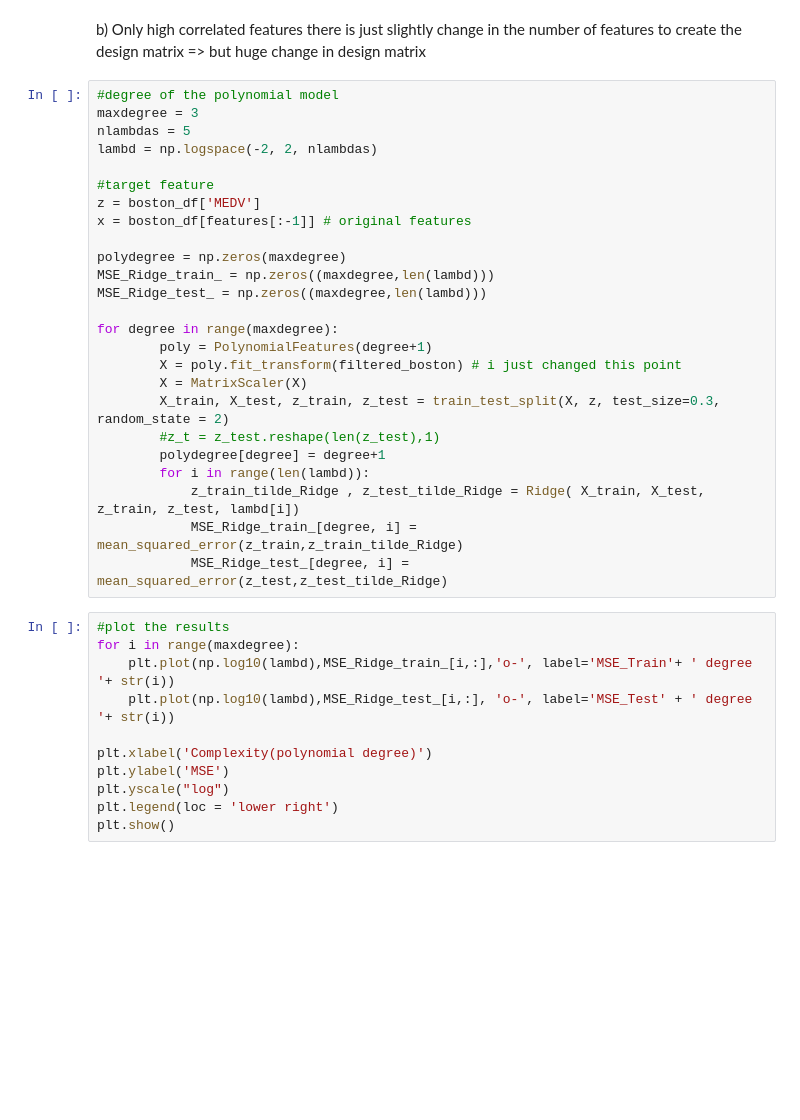
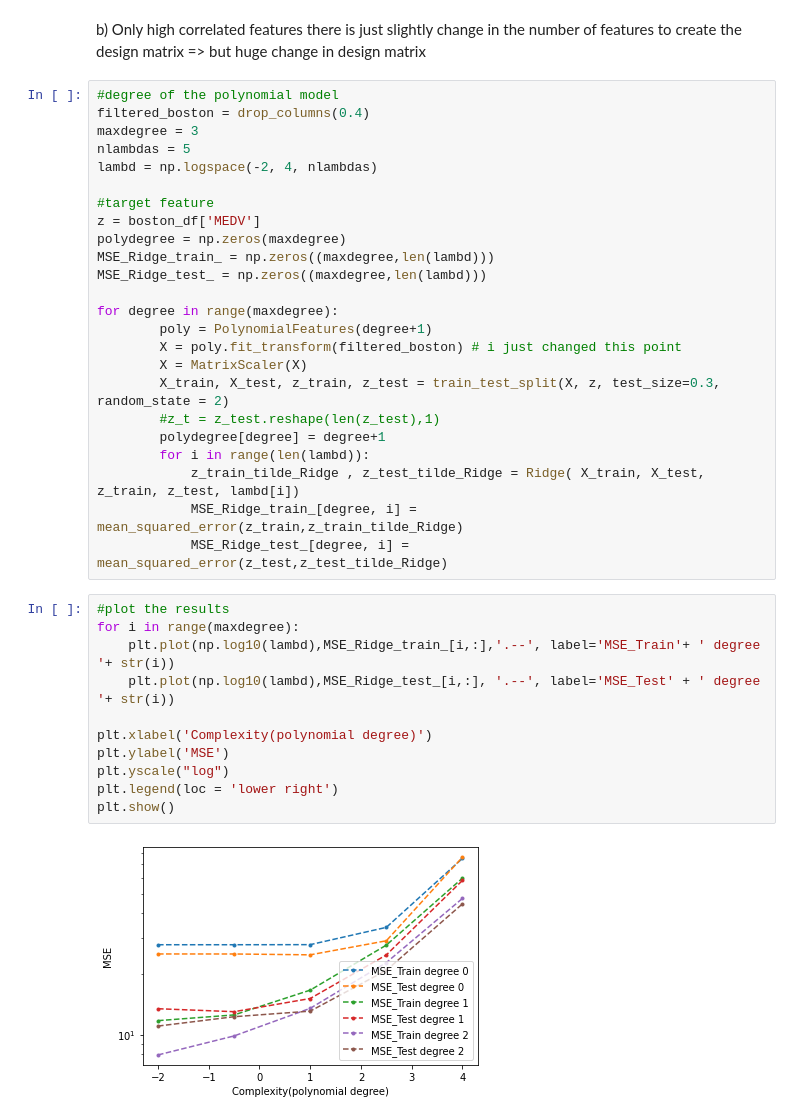
Before and after one commit to engyssimo/MLProjectNucphys, a Jupyter notebook: Project1/Project1.ipynb, the cells around one changed output. Drawn from its saved outputs; the diff is of its cells as text; blank space fills up the shorter version.

```diff
--- a/Project1/Project1.ipynb
+++ b/Project1/Project1.ipynb
@@ -1181,14 +1191,13 @@ b) Only high correlated features
 there is just slightly change in the number of features to create the design matrix => but huge change in design matrix
 # %%
 #degree of the polynomial model
+filtered_boston = drop_columns(0.4)
 maxdegree = 3
 nlambdas = 5
-lambd = np.logspace(-2, 2, nlambdas)
+lambd = np.logspace(-2, 4, nlambdas)
 
 #target feature
 z = boston_df['MEDV']
-x = boston_df[features[:-1]] # original features
-
 polydegree = np.zeros(maxdegree)
 MSE_Ridge_train_ = np.zeros((maxdegree,len(lambd)))
 MSE_Ridge_test_ = np.zeros((maxdegree,len(lambd)))
@@ -1207,11 +1216,13 @@ for degree in range(maxdegree):
 # %%
 #plot the results
 for i in range(maxdegree):
-    plt.plot(np.log10(lambd),MSE_Ridge_train_[i,:],'o-', label='MSE_Train'+ ' degree '+ str(i))
-    plt.plot(np.log10(lambd),MSE_Ridge_test_[i,:], 'o-', label='MSE_Test' + ' degree '+ str(i))
+    plt.plot(np.log10(lambd),MSE_Ridge_train_[i,:],'.--', label='MSE_Train'+ ' degree '+ str(i))
+    plt.plot(np.log10(lambd),MSE_Ridge_test_[i,:], '.--', label='MSE_Test' + ' degree '+ str(i))
 
 plt.xlabel('Complexity(polynomial degree)')
 plt.ylabel('MSE')
 plt.yscale("log")
 plt.legend(loc = 'lower right')
 plt.show()
+# %% [output]
+[figure, added]
```
Also changed, not shown: parts of 5 cells of this notebook.
